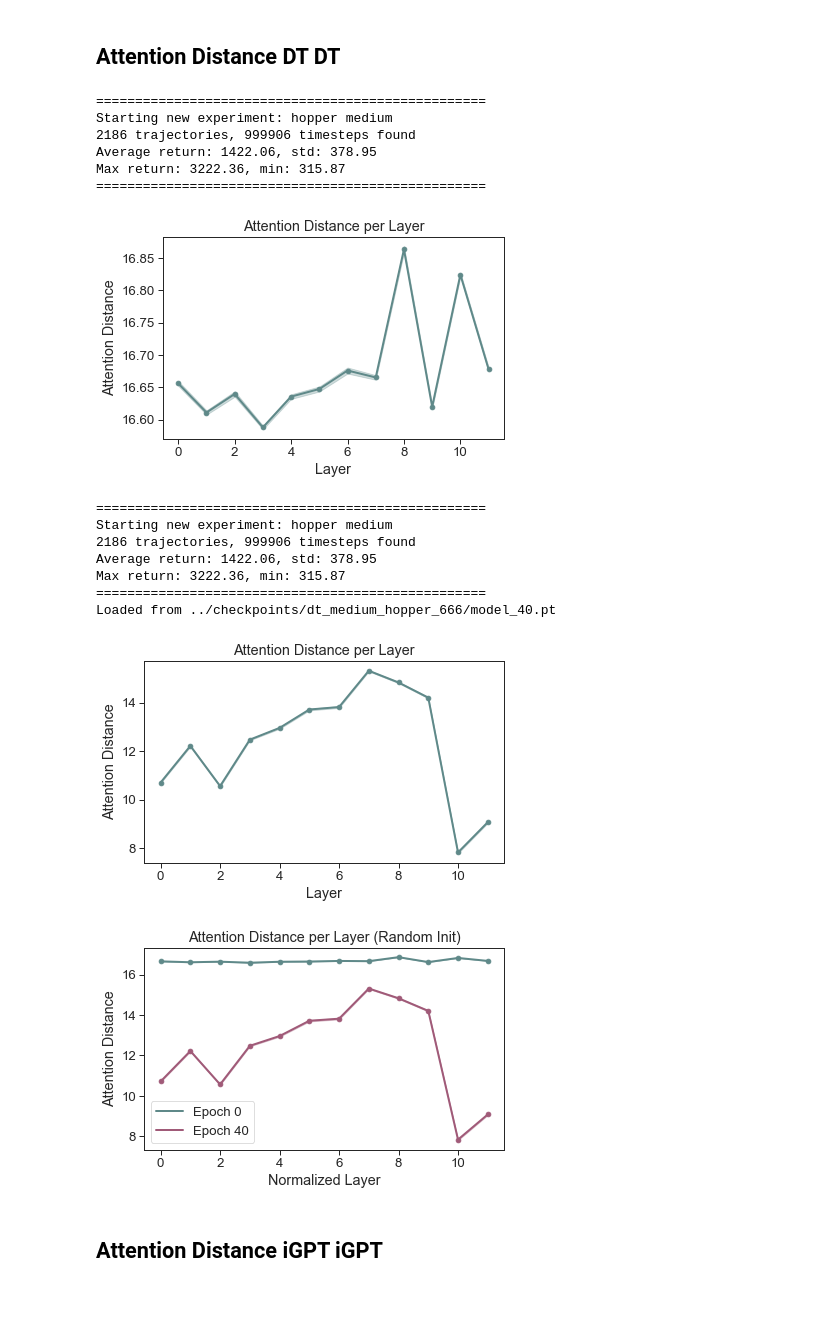
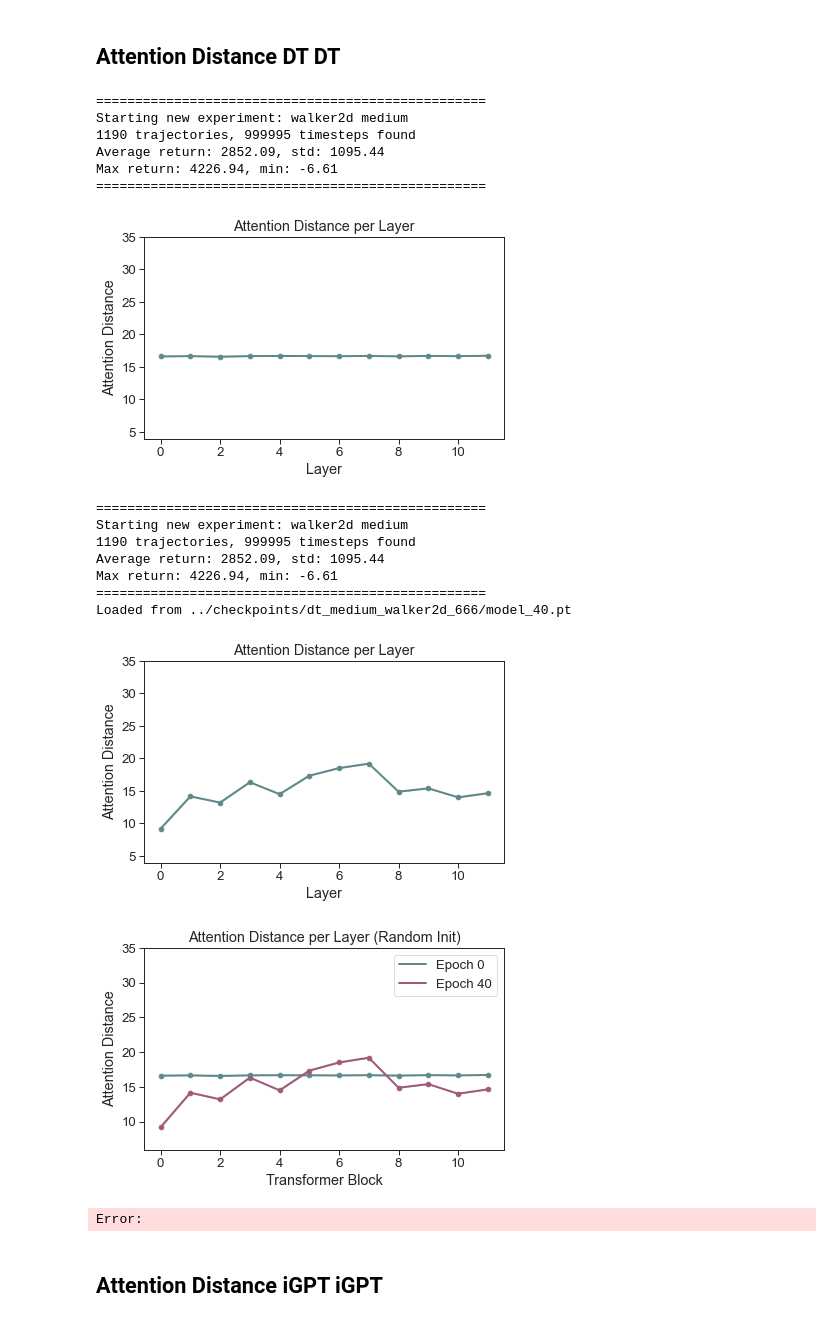
Before and after one commit to t46/can-wikipedia-help-offline-rl, a Jupyter notebook: code/notebooks/attention.ipynb, the cells around one changed output. Cells and saved outputs as stored; diff of their text form; code cells hidden in the pictures.

```diff
--- a/code/notebooks/attention.ipynb
+++ b/code/notebooks/attention.ipynb
@@ -1591,9 +1591,9 @@ seed = 666
 
 model_names = ['gpt2', 'gpt2']
 
-epochs = [0, 19]
+epochs = [0, 40]
 
-env_name = 'hopper'
+env_name = 'walker2d'
 
 # layer = 11
 
@@ -1615,7 +1615,7 @@ for epoch, model_name in zip(epochs, model_names):
     if epoch == 0:
         load_checkpoint = False
     else:
-        load_checkpoint = f'../checkpoints/{model_name}_medium_hopper_666/model_{epoch}.pt'
+        load_checkpoint = f'../checkpoints/{model_name}_medium_{env_name}_666/model_{epoch}.pt'
 
     variant = {
         'embed_dim': 128,
@@ -1936,6 +1936,7 @@ for epoch, model_name in zip(epochs, model_names):
     plt.fill_between(np.arange(len(att_dist_list)), att_dist_mean - att_dist_std, att_dist_mean + att_dist_std, alpha=0.3, color=(0.372, 0.537, 0.537))
     plt.plot(att_dist_mean, color=(0.372, 0.537, 0.537))
     plt.scatter(np.arange(len(att_dist_mean)), att_dist_mean, color=(0.372, 0.537, 0.537))
+    plt.ylim(6, 35)
     plt.xlabel('Layer')
     plt.ylabel('Attention Distance')
     plt.title(f'Attention Distance per Layer')
@@ -1961,7 +1962,9 @@ plt.fill_between(np.arange(len(att_dist_mean_1)), att_dist_mean_2 - att_dist_std
 plt.plot(att_dist_mean_2, color=(0.627, 0.352, 0.470), label=f'Epoch {epochs[1]}')
 plt.scatter(np.arange(len(att_dist_mean_1)), att_dist_mean_2, color=(0.627, 0.352, 0.470))
 
-plt.xlabel('Normalized Layer')
+plt.ylim(4, 35)
+
+plt.xlabel('Transformer Block')
 plt.ylabel('Attention Distance')
 plt.title(f'Attention Distance per Layer (GPT2)')
 plt.legend()
@@ -1996,7 +1999,7 @@ model_names = ['dt', 'dt']
 
 epochs = [0, 40]
 
-env_name = 'hopper'
+env_name = 'walker2d'
 
 # layer = 11
 
@@ -2020,7 +2023,7 @@ for epoch, model_name in zip(epochs, model_names):
     if epoch == 0:
         load_checkpoint = False
     else:
-        load_checkpoint = f'../checkpoints/{model_name}_medium_hopper_666/model_{epoch}.pt'
+        load_checkpoint = f'../checkpoints/{model_name}_medium_{env_name}_666/model_{epoch}.pt'
 
     variant = {
         'embed_dim': 768,
@@ -2341,6 +2344,7 @@ for epoch, model_name in zip(epochs, model_names):
     plt.fill_between(np.arange(len(att_dist_list)), att_dist_mean - att_dist_std, att_dist_mean + att_dist_std, alpha=0.3, color=(0.372, 0.537, 0.537))
     plt.plot(att_dist_mean, color=(0.372, 0.537, 0.537))
     plt.scatter(np.arange(len(att_dist_mean)), att_dist_mean, color=(0.372, 0.537, 0.537))
+    plt.ylim(4, 35)
     plt.xlabel('Layer')
     plt.ylabel('Attention Distance')
     plt.title(f'Attention Distance per Layer')
@@ -2350,46 +2354,49 @@ for epoch, model_name in zip(epochs, model_names):
 
     att_dist_mean_list.append(att_dist_mean)
     att_dist_std_list.append(att_dist_std)
 
 
 att_dist_mean_1 = att_dist_mean_list[0]
 att_dist_std_1 = att_dist_std_list[0]
 
 att_dist_mean_2 = att_dist_mean_list[1]
 att_dist_std_2 = att_dist_std_list[1]
 
 plt.fill_between(np.arange(len(att_dist_mean_1)), att_dist_mean_1 - att_dist_std_1, att_dist_mean_1 + att_dist_std_1, alpha=0.3, color=(0.372, 0.537, 0.537))
 plt.plot(att_dist_mean_1, color=(0.372, 0.537, 0.537), label=f'Epoch {epochs[0]}')
 plt.scatter(np.arange(len(att_dist_mean_1)), att_dist_mean_1, color=(0.372, 0.537, 0.537))
 
 plt.fill_between(np.arange(len(att_dist_mean_1)), att_dist_mean_2 - att_dist_std_2, att_dist_mean_2 + att_dist_std_2, alpha=0.3, color=(0.627, 0.352, 0.470))
 plt.plot(att_dist_mean_2, color=(0.627, 0.352, 0.470), label=f'Epoch {epochs[1]}')
 plt.scatter(np.arange(len(att_dist_mean_1)), att_dist_mean_2, color=(0.627, 0.352, 0.470))
 
-plt.xlabel('Normalized Layer')
+plt.ylim(6, 35)
+
+plt.xlabel('Transformer Block')
 plt.ylabel('Attention Distance')
 plt.title(f'Attention Distance per Layer (Random Init)')
 plt.legend()
 plt.tight_layout()
 plt.savefig(f'figs/att_dist_{epochs[0]}_dt_{epochs[1]}_dt_{env_name}_{dataset_name}_{seed}.pdf')
 plt.show()
 # %% [output]
 ==================================================
-Starting new experiment: hopper medium
-2186 trajectories, 999906 timesteps found
-Average return: 1422.06, std: 378.95
-Max return: 3222.36, min: 315.87
+Starting new experiment: walker2d medium
+1190 trajectories, 999995 timesteps found
+Average return: 2852.09, std: 1095.44
+Max return: 4226.94, min: -6.61
 ==================================================
-[figure, old version]
+[figure, new version]
 ==================================================
-Starting new experiment: hopper medium
-2186 trajectories, 999906 timesteps found
-Average return: 1422.06, std: 378.95
-Max return: 3222.36, min: 315.87
+Starting new experiment: walker2d medium
+1190 trajectories, 999995 timesteps found
+Average return: 2852.09, std: 1095.44
+Max return: 4226.94, min: -6.61
 ==================================================
-Loaded from ../checkpoints/dt_medium_hopper_666/model_40.pt
+Loaded from ../checkpoints/dt_medium_walker2d_666/model_40.pt
-[figure, old version]
+[figure, new version]
-[figure, old version]
+[figure, new version]
+Error:
 # %% [markdown]
 ## Attention Distance iGPT iGPT
 # %%
```
Also changed, not shown: parts of 3 cells of this notebook, 18 other files.
